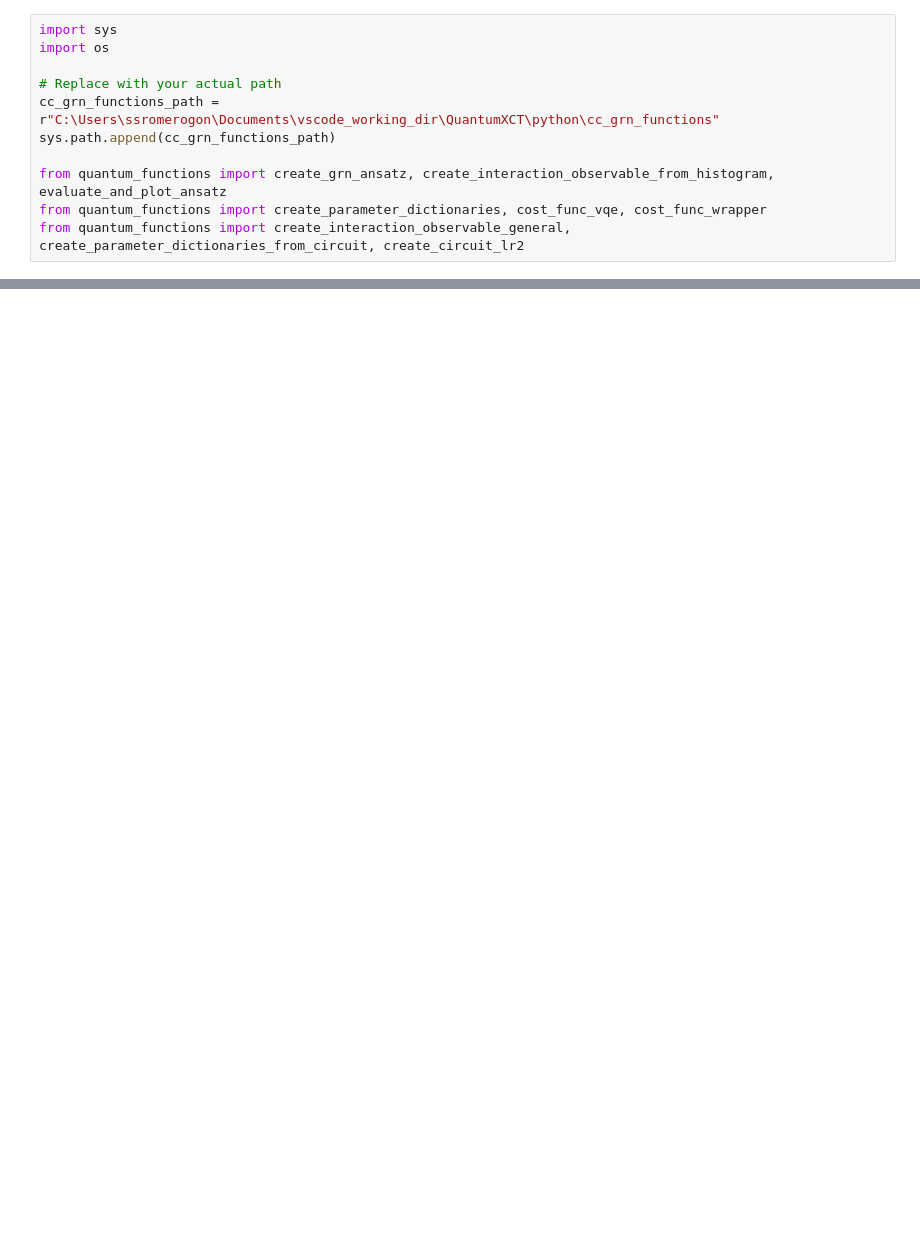
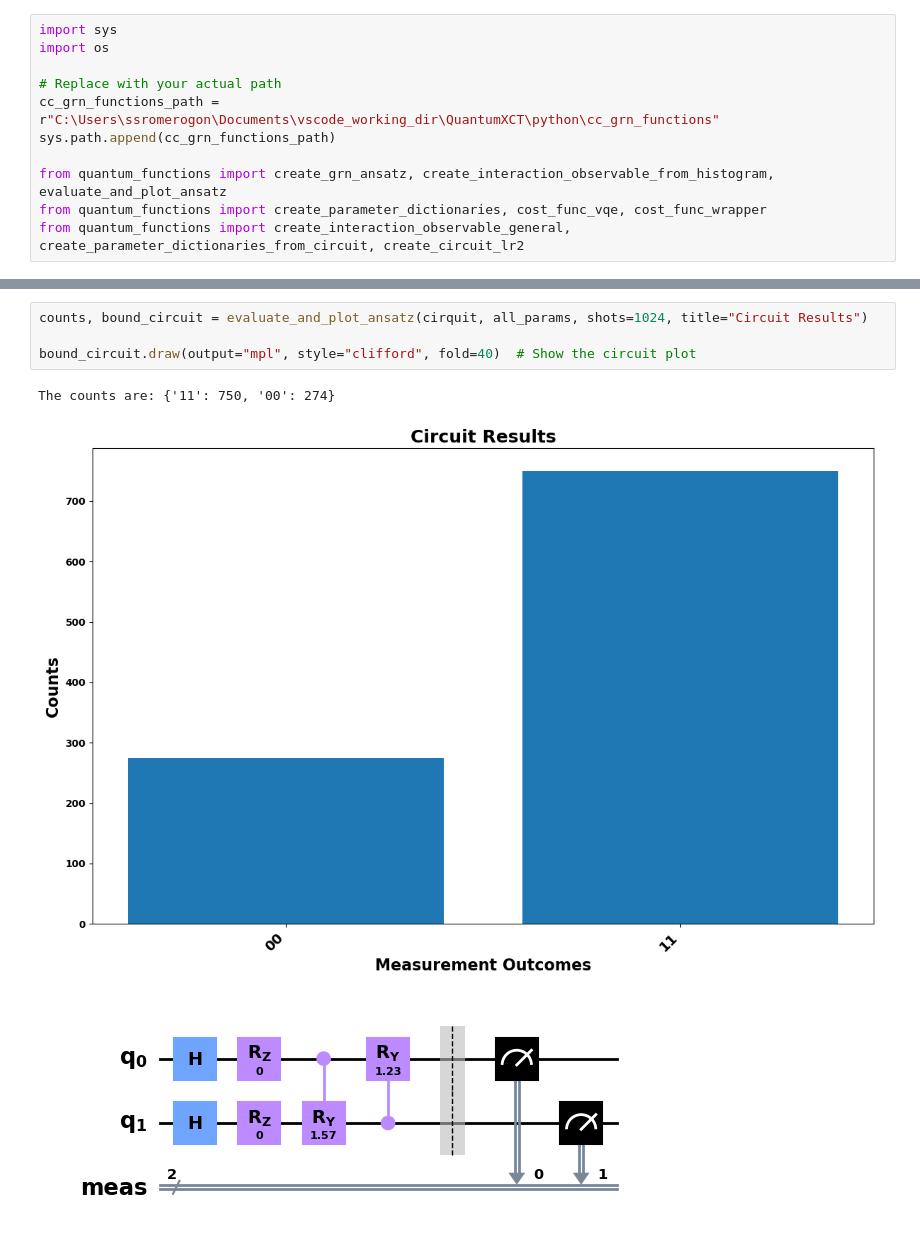
Before and after one commit to cailab-tamu/QuantumXCT, a Jupyter notebook: python/bell_dist_opt.ipynb, the cells around one changed output, grey strips where cells are left out. Saved outputs shown, nothing was run; the diff lists cells and outputs as text; blank space fills up the shorter version.

```diff
--- a/python/bell_dist_opt.ipynb
+++ b/python/bell_dist_opt.ipynb
@@ -60,0 +133,8 @@ plt.show()
+# %%
+counts, bound_circuit = evaluate_and_plot_ansatz(cirquit, all_params, shots=1024, title="Circuit Results")
+
+bound_circuit.draw(output="mpl", style="clifford", fold=40)  # Show the circuit plot
+# %% [output]
+The counts are: {'11': 750, '00': 274}
+[figure, added]
+[figure, added]
```
Also changed, not shown: parts of 3 cells of this notebook.
